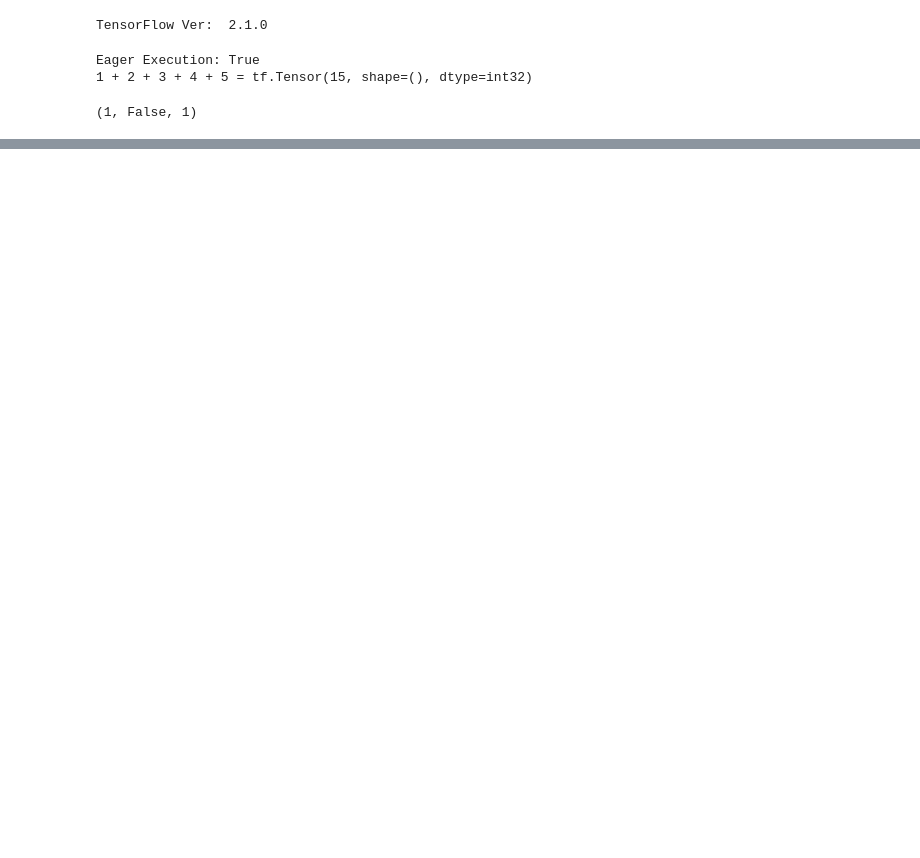
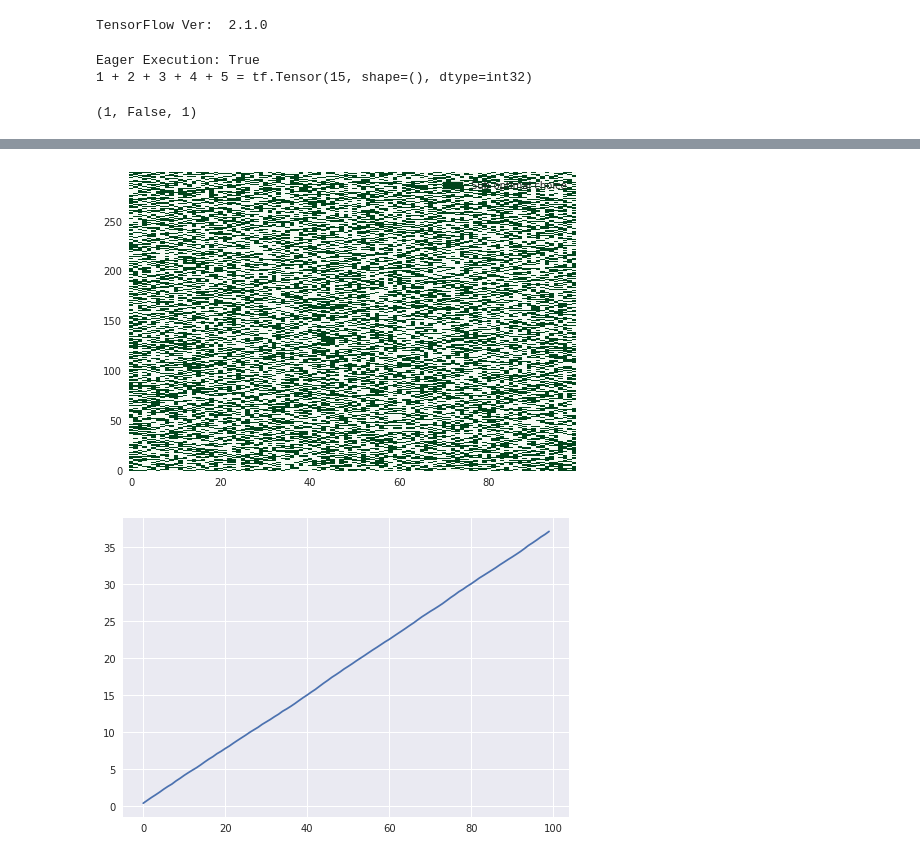
Before and after one commit to lepmik/meta-reinforcement-learning, a Jupyter notebook: a3c_meta-bandits.ipynb, the cells around one changed output, grey strips where cells are left out. Saved outputs shown, nothing was run; the diff lists cells and outputs as text; code cells hidden in the pictures; blank space fills up the shorter version.

```diff
--- a/a3c_meta-bandits.ipynb
+++ b/a3c_meta-bandits.ipynb
@@ -316,16 +379,0 @@ plt.ylabel('Total Reward')
-# %%
-n_episodes = 100
-rewards = []
-for _ in range(n_episodes):
-    rewards.append(agent.test())
-
-print('Average reward from trained agent', np.mean(rewards))
-# %%
-random_agent = Agent(Model, env)
-
-n_episodes = 100
-rewards = []
-for _ in range(n_episodes):
-    rewards.append(random_agent.test())
-
-print('Average reward from random agent', np.mean(rewards))
@@ -331,0 +446,10 @@ print('Average reward from random agent', np.mean(rewards))
+# %%
+b = Benchmark(master, 'easy')
+b.evaluate()
+# %%
+b.plot_actions()
+plt.figure()
+b.plot_cumulative_regret()
+# %% [output]
+[figure, added]
+[figure, added]
```
Also changed, not shown: parts of 11 cells of this notebook.
